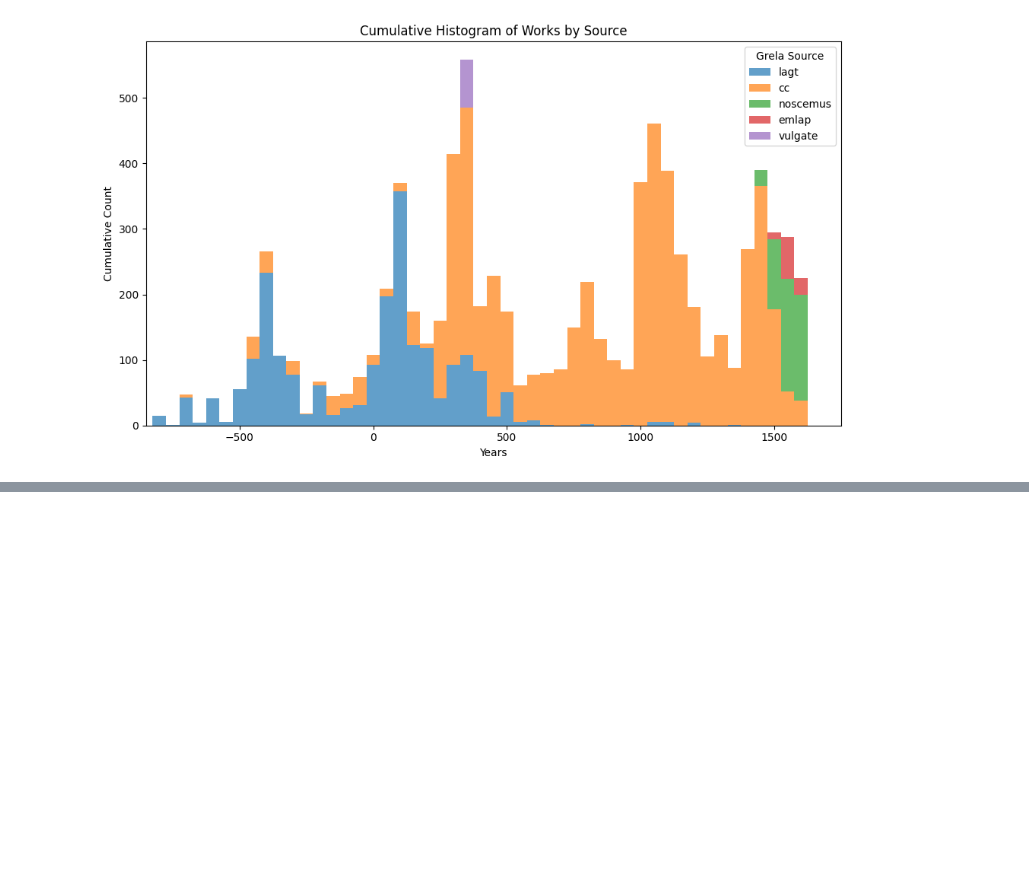
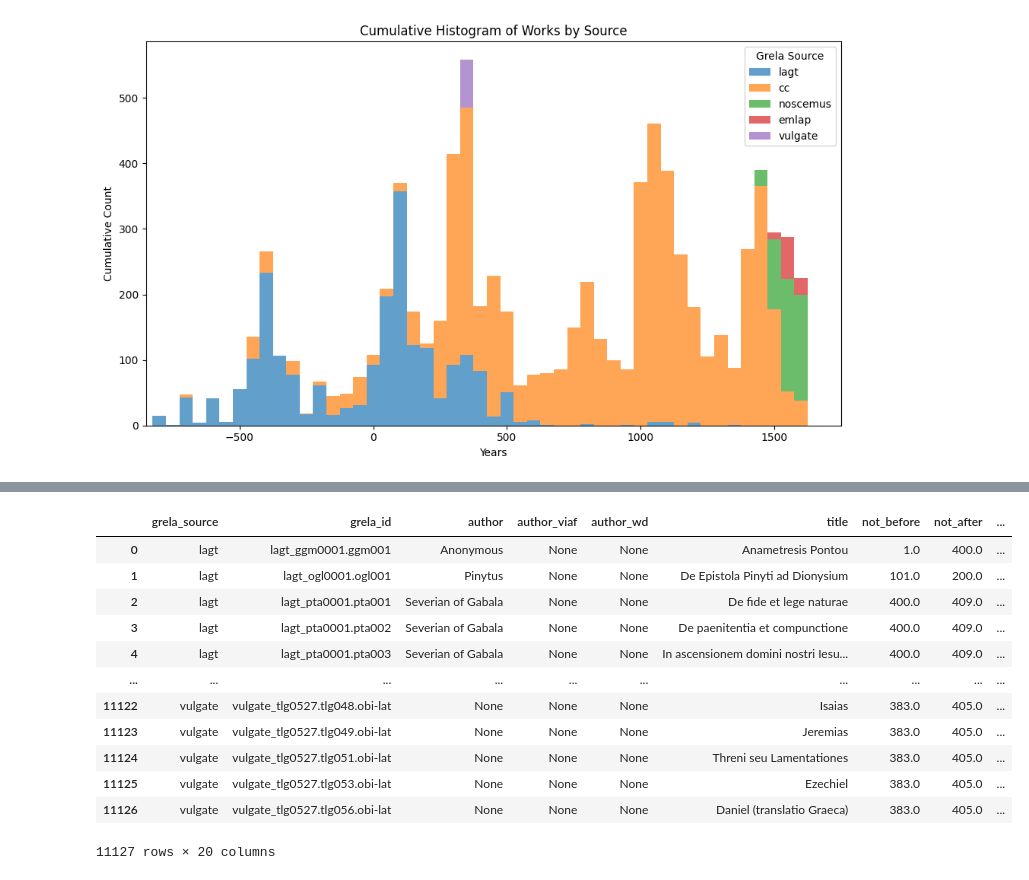
Before and after one commit to CCS-ZCU/GreLa, a Jupyter notebook: scripts/1_merge-metadata.ipynb, the cells around one changed output, grey strips where cells are left out. Saved outputs shown, nothing was run; the diff lists cells and outputs as text; code cells hidden in the pictures; blank space fills up the shorter version.

```diff
--- a/scripts/1_merge-metadata.ipynb
+++ b/scripts/1_merge-metadata.ipynb
@@ -392,2 +404,20 @@ grela_works_metadata.sample(5)
 # %%
 grela_works_metadata.to_parquet("../data/grela_works_metadata.parquet", index=False)
+# %%
+grela_works_metadata = pd.read_parquet("../data/grela_works_metadata.parquet")
+# %%
+grela_works_metadata
+# %% [output]
+|  | grela_source | grela_id | author | author_viaf | author_wd | title | not_before | not_after | ... |
+| 0 | lagt | lagt_ggm0001.ggm001 | Anonymous | None | None | Anametresis Pontou | 1.0 | 400.0 | ... |
+| 1 | lagt | lagt_ogl0001.ogl001 | Pinytus | None | None | De Epistola Pinyti ad Dionysium | 101.0 | 200.0 | ... |
+| 2 | lagt | lagt_pta0001.pta001 | Severian of Gabala | None | None | De fide et lege naturae | 400.0 | 409.0 | ... |
+| 3 | lagt | lagt_pta0001.pta002 | Severian of Gabala | None | None | De paenitentia et compunctione | 400.0 | 409.0 | ... |
+| 4 | lagt | lagt_pta0001.pta003 | Severian of Gabala | None | None | In ascensionem domini nostri Iesu... | 400.0 | 409.0 | ... |
+| ... | ... | ... | ... | ... | ... | ... | ... | ... | ... |
+| 11122 | vulgate | vulgate_tlg0527.tlg048.obi-lat | None | None | None | Isaias | 383.0 | 405.0 | ... |
+| 11123 | vulgate | vulgate_tlg0527.tlg049.obi-lat | None | None | None | Jeremias | 383.0 | 405.0 | ... |
+| 11124 | vulgate | vulgate_tlg0527.tlg051.obi-lat | None | None | None | Threni seu Lamentationes | 383.0 | 405.0 | ... |
+| 11125 | vulgate | vulgate_tlg0527.tlg053.obi-lat | None | None | None | Ezechiel | 383.0 | 405.0 | ... |
+| 11126 | vulgate | vulgate_tlg0527.tlg056.obi-lat | None | None | None | Daniel (translatio Graeca) | 383.0 | 405.0 | ... |
+11127 rows × 20 columns
```
Also changed, not shown: parts of 17 cells of this notebook, 8 other files.
